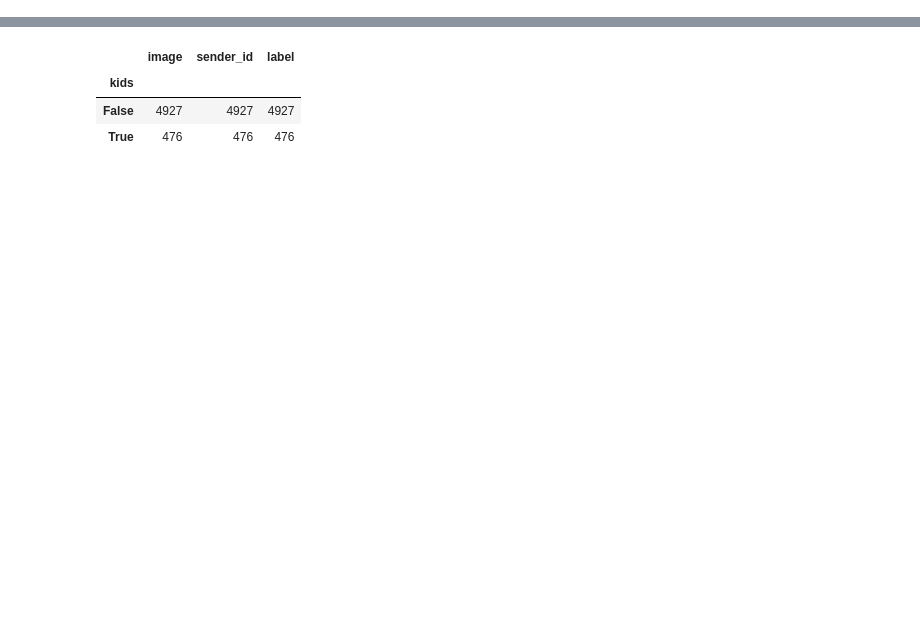
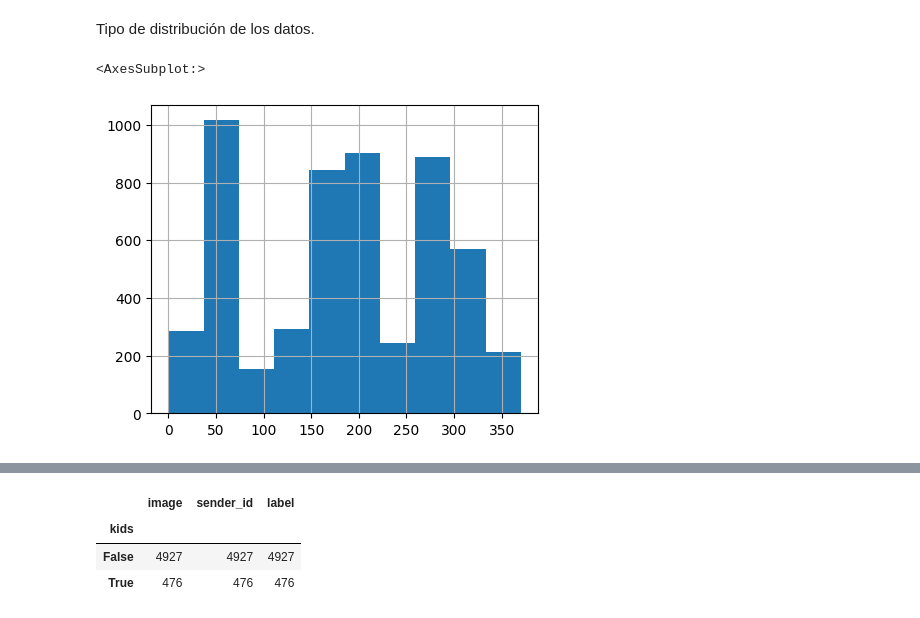
Before and after one commit to alexmedinait/IDI, a Jupyter notebook: CV/scripts/python/cv_idi.ipynb, the cells around one changed output, grey strips where cells are left out. Cells and saved outputs as stored; diff of their text form; code cells hidden in the pictures; blank space fills up the shorter version.

```diff
--- a/CV/scripts/python/cv_idi.ipynb
+++ b/CV/scripts/python/cv_idi.ipynb
@@ -75,0 +111,8 @@ imagesdata
+# %% [markdown]
+Tipo de distribución de los datos.
+# %%
+plt.figure(figsize=(5,4))
+imagesdata['sender_id'].hist()
+# %% [output]
+<AxesSubplot:>
+[figure, added]
```
Also changed, not shown: parts of 61 cells of this notebook.
